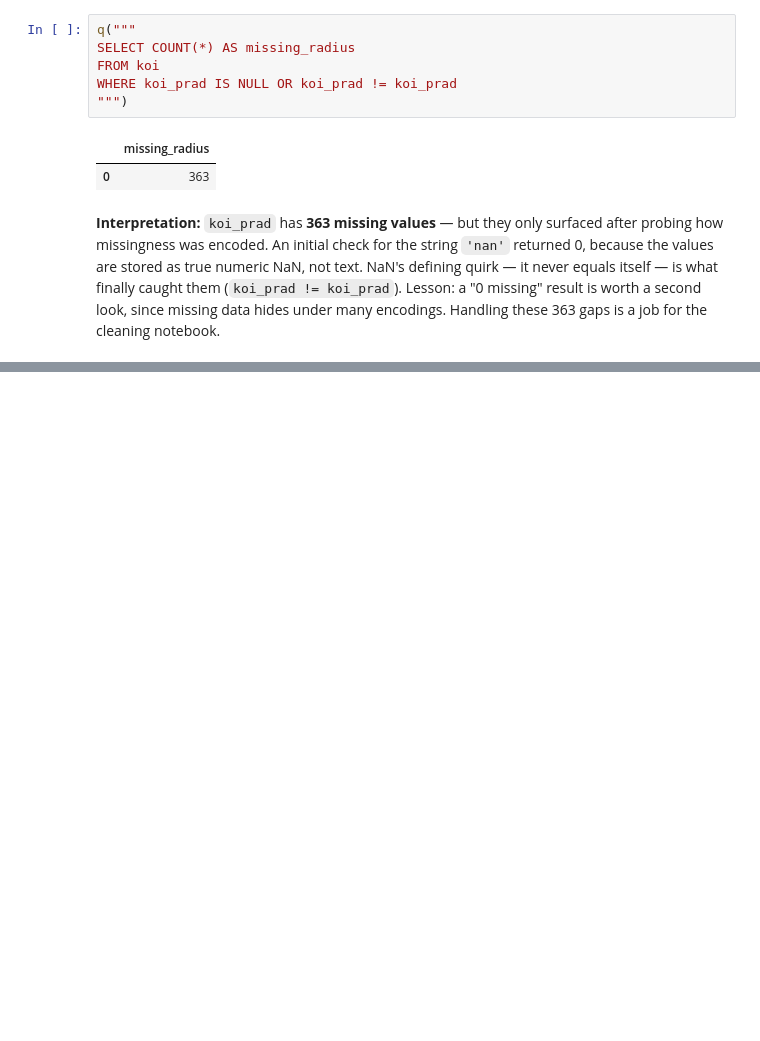
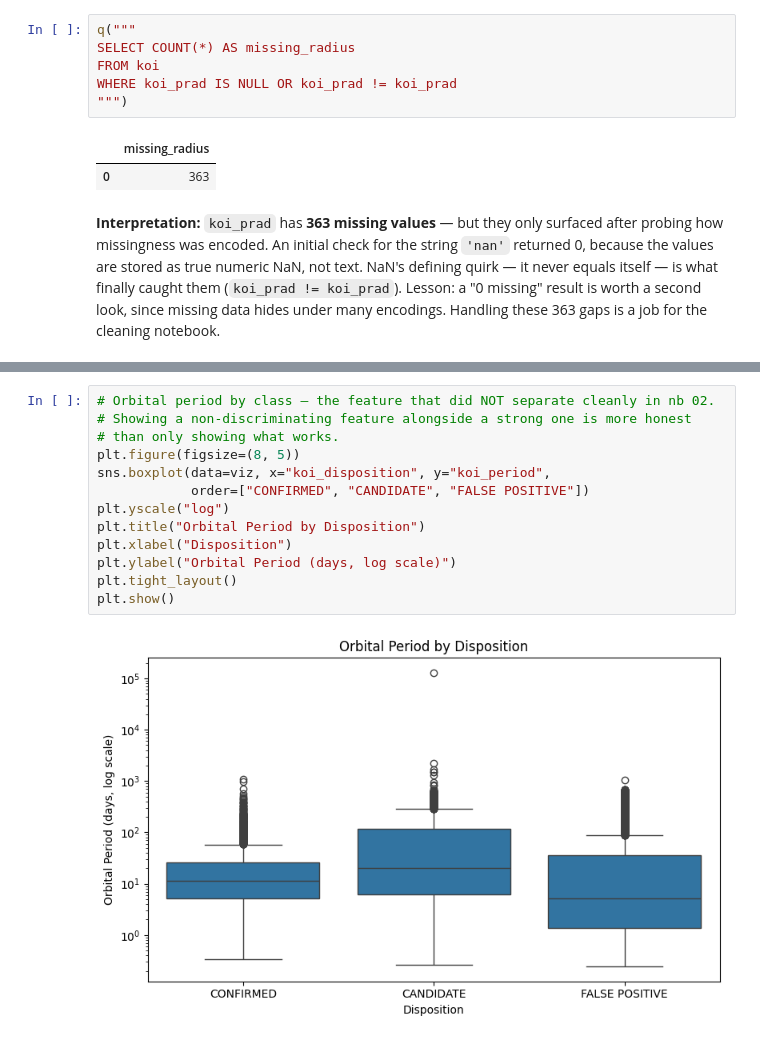
Before and after one commit to Husnain987/exoplanet-triage, a Jupyter notebook: notebooks/02_sql_exploration.ipynb, the cells around one changed output, grey strips where cells are left out. Cells and saved outputs as stored; diff of their text form; blank space fills up the shorter version.

```diff
--- a/notebooks/02_sql_exploration.ipynb
+++ b/notebooks/02_sql_exploration.ipynb
@@ -100,0 +125,15 @@ gaps is a job for the cleaning notebook.
+# %%
+# Orbital period by class — the feature that did NOT separate cleanly in nb 02.
+# Showing a non-discriminating feature alongside a strong one is more honest
+# than only showing what works.
+plt.figure(figsize=(8, 5))
+sns.boxplot(data=viz, x="koi_disposition", y="koi_period",
+            order=["CONFIRMED", "CANDIDATE", "FALSE POSITIVE"])
+plt.yscale("log")
+plt.title("Orbital Period by Disposition")
+plt.xlabel("Disposition")
+plt.ylabel("Orbital Period (days, log scale)")
+plt.tight_layout()
+plt.show()
+# %% [output]
+[figure, added]
```
Also changed, not shown: parts of 6 cells of this notebook.
